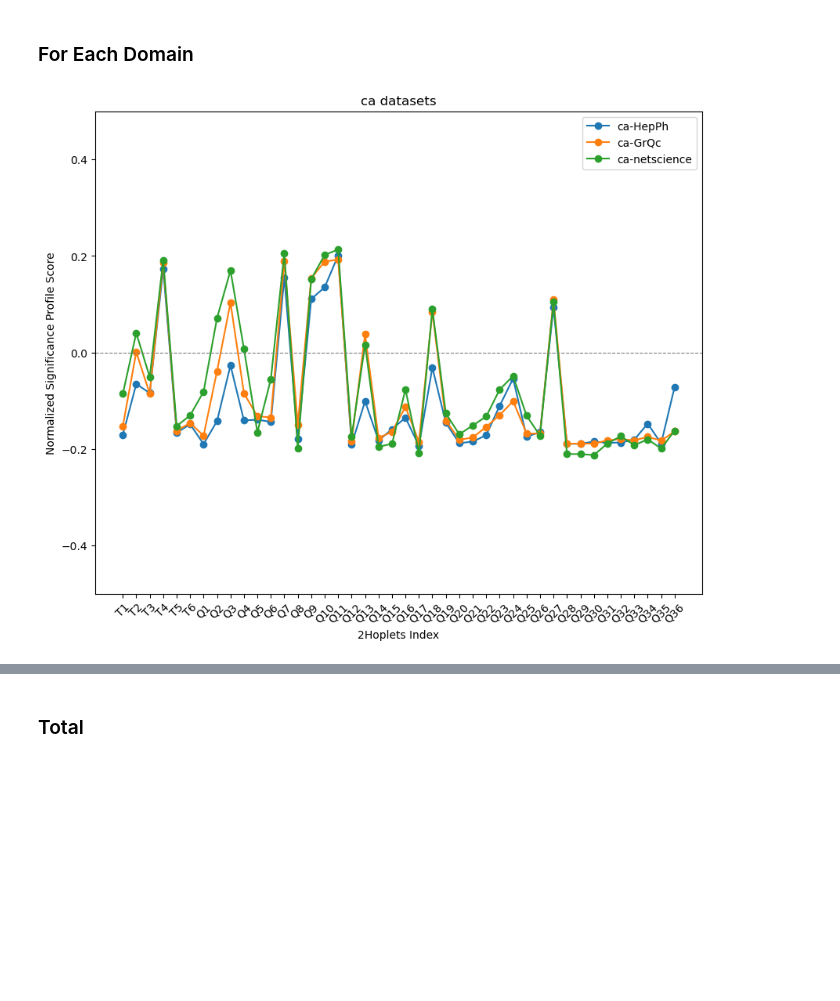
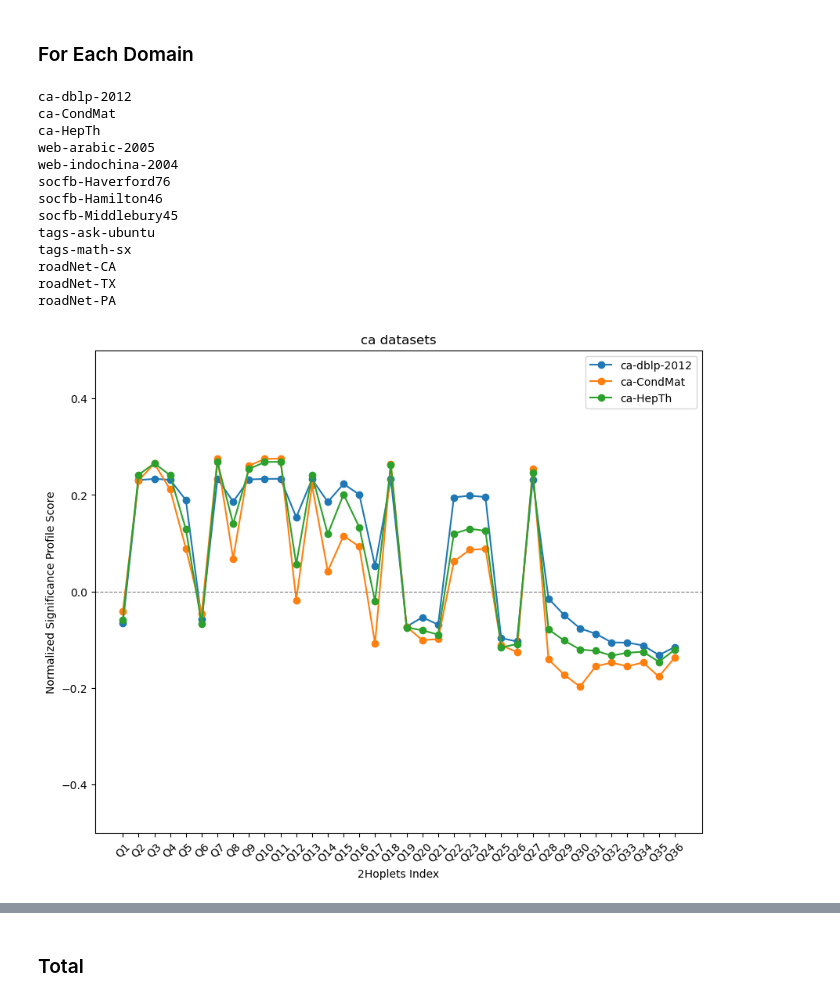
Before and after one commit to thisis05/distance-extended-graphlet, a Jupyter notebook: profile.ipynb, the cells around one changed output, grey strips where cells are left out. Drawn from its saved outputs; the diff is of its cells as text; code cells hidden in the pictures; blank space fills up the shorter version.

```diff
--- a/profile.ipynb
+++ b/profile.ipynb
@@ -119,7 +119,7 @@ def conf_mat(labels, correlation_matrix):
 ### For Each Domain
 # %%
 datasets = [
-            'ca-HepPh', 'ca-GrQc', 'ca-netscience', #'ca-dblp-2012',
+            'ca-dblp-2012', 'ca-CondMat', 'ca-HepTh', #'ca-dblp-2012',
             'web-arabic-2005', 'web-indochina-2004', #'web-sk-2005', 'web-webbase', 'web-polblogs',  'web-EPA',  'web-edu',
             #'email-univ','email-Enron', #'email-EU',
             'socfb-Haverford76', 'socfb-Hamilton46', 'socfb-Middlebury45', #'socfb-UC64', 'socfb-UCSC68',
@@ -129,9 +129,22 @@ datasets = [
 real, random = load_json_convert("extend_output")
 # %%
 domain = real[real['dataset'] == 'datasets']['domain']
-corr = sig_profile(real, random, labels_2hop_all, datasets, domain='ca')
+corr = sig_profile(real, random, labels_2hop_4, datasets, domain='ca')
 # %% [output]
+ca-dblp-2012
+ca-CondMat
+ca-HepTh
+web-arabic-2005
+web-indochina-2004
+socfb-Haverford76
+socfb-Hamilton46
+socfb-Middlebury45
+tags-ask-ubuntu
+tags-math-sx
+roadNet-CA
+roadNet-TX
+roadNet-PA
-[figure, old version]
+[figure, new version]
 # %%
 corr = sig_profile(real, random, labels_2hop_all, datasets, domain='web')
 # %% [output]
```
Also changed, not shown: parts of 7 cells of this notebook, 12 other files.
